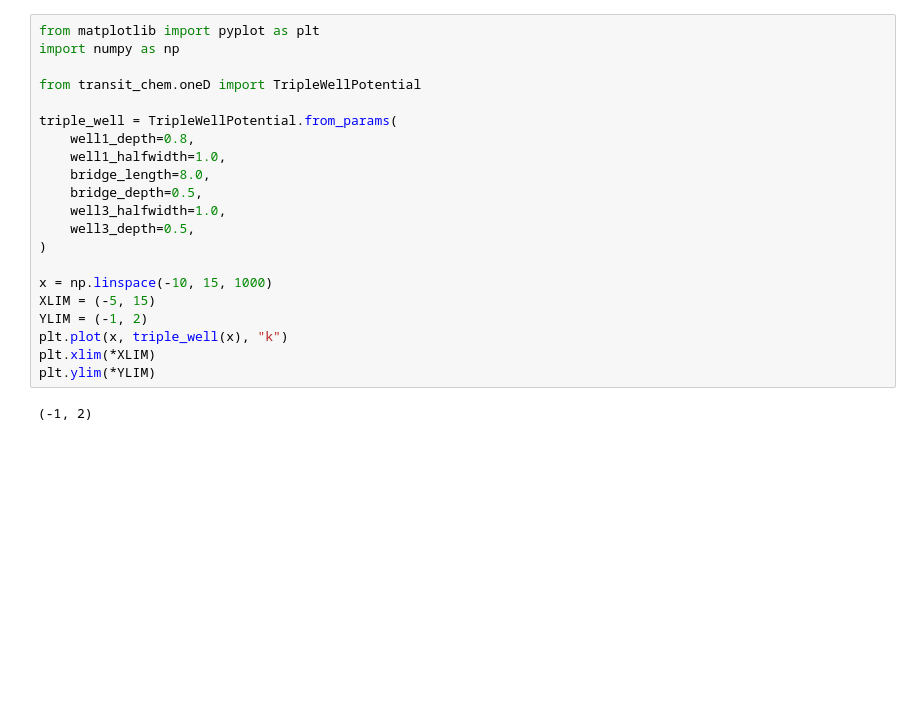
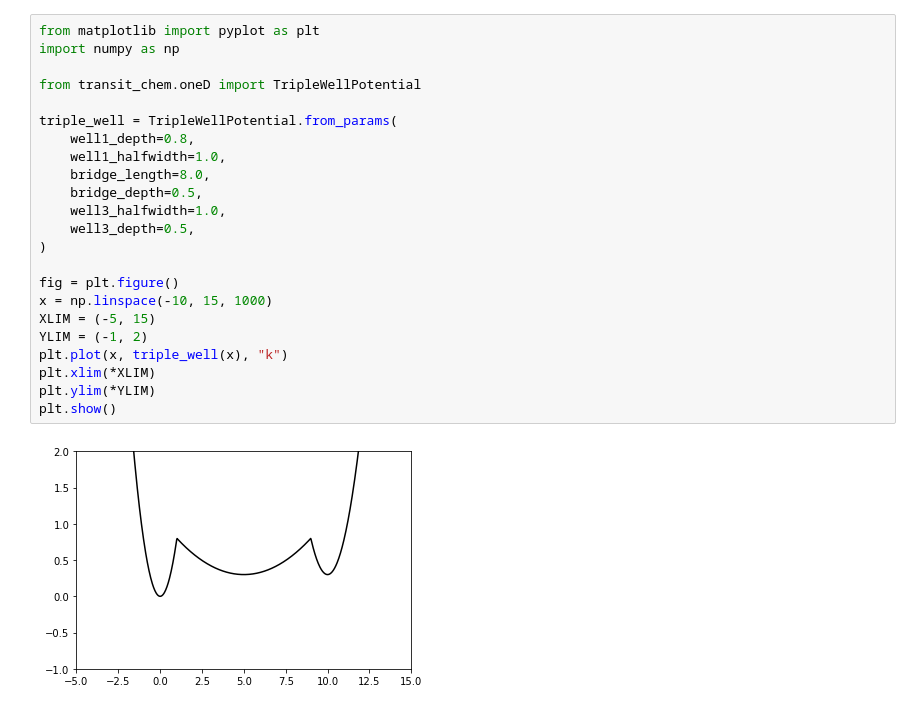
Before and after one commit to ecurtin2/quantized, a Jupyter notebook: docs/source/tutorials/get_matrices.ipynb, the cells around one changed output. Drawn from its saved outputs; the diff is of its cells as text; blank space fills up the shorter version.

```diff
--- a/docs/source/tutorials/get_matrices.ipynb
+++ b/docs/source/tutorials/get_matrices.ipynb
@@ -45,26 +49,28 @@ For more information on the triple well, see its tutorial section.
 # %%
 from matplotlib import pyplot as plt
 import numpy as np
 
 from transit_chem.oneD import TripleWellPotential
 
 triple_well = TripleWellPotential.from_params(
     well1_depth=0.8,
     well1_halfwidth=1.0,
     bridge_length=8.0,
     bridge_depth=0.5,
     well3_halfwidth=1.0,
     well3_depth=0.5,
 )
 
+fig = plt.figure()
 x = np.linspace(-10, 15, 1000)
 XLIM = (-5, 15)
 YLIM = (-1, 2)
 plt.plot(x, triple_well(x), "k")
 plt.xlim(*XLIM)
 plt.ylim(*YLIM)
+plt.show()
 # %% [output]
-(-1, 2)
+[figure, added]
 # %% [markdown]
 Here is our potential, now all we have to do is solve the time independent shroedinger
 equation for it!
```
Also changed, not shown: parts of 19 cells of this notebook, 5 other files.
